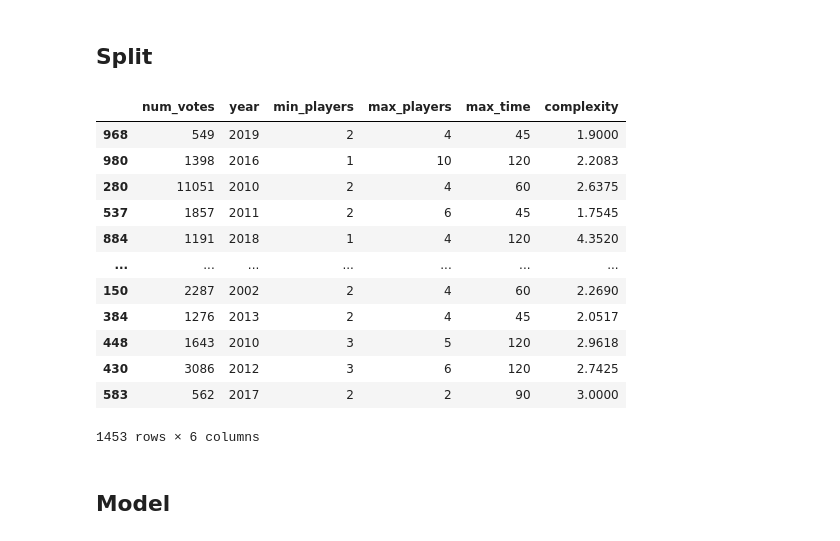
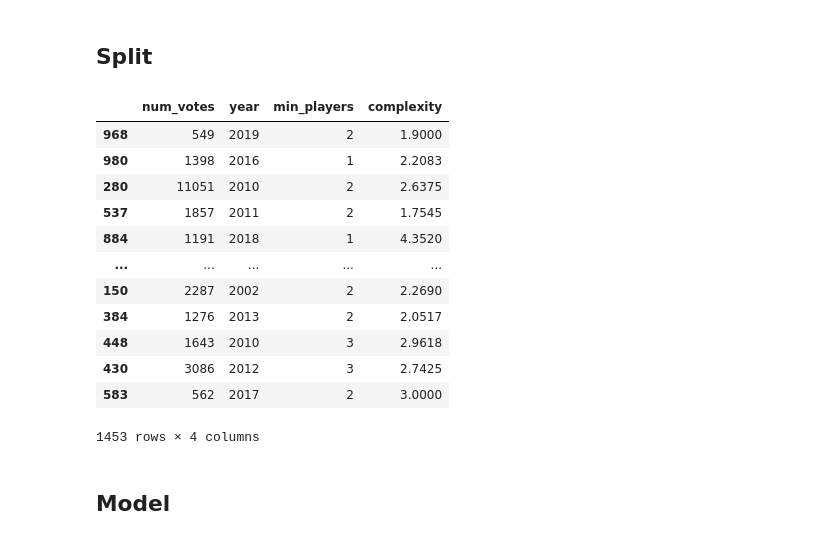
Before and after one commit to misty-garcia/board_games, a Jupyter notebook: top_games.ipynb, the cells around one changed output. Cells and saved outputs as stored; diff of their text form; code cells hidden in the pictures.

```diff
--- a/top_games.ipynb
+++ b/top_games.ipynb
@@ -554,21 +525,21 @@ def select_kbest_freg(X_train, y_train, k):
 # %%
 X_train_num = X_train[["num_votes", "year", "min_players", "max_players","min_time","max_time", "complexity"]]
 # %%
-X_train_reg = X_train[select_kbest_freg(X_train_num, y_train, 6)]
+X_train_reg = X_train[features.select_kbest_freg(X_train_num, y_train, 4)]
 X_train_reg
 # %% [output]
-|  | num_votes | year | min_players | max_players | max_time | complexity |
-| 968 | 549 | 2019 | 2 | 4 | 45 | 1.9000 |
-| 980 | 1398 | 2016 | 1 | 10 | 120 | 2.2083 |
-| 280 | 11051 | 2010 | 2 | 4 | 60 | 2.6375 |
-| 537 | 1857 | 2011 | 2 | 6 | 45 | 1.7545 |
-| 884 | 1191 | 2018 | 1 | 4 | 120 | 4.3520 |
-| ... | ... | ... | ... | ... | ... | ... |
-| 150 | 2287 | 2002 | 2 | 4 | 60 | 2.2690 |
-| 384 | 1276 | 2013 | 2 | 4 | 45 | 2.0517 |
-| 448 | 1643 | 2010 | 3 | 5 | 120 | 2.9618 |
-| 430 | 3086 | 2012 | 3 | 6 | 120 | 2.7425 |
-| 583 | 562 | 2017 | 2 | 2 | 90 | 3.0000 |
+|  | num_votes | year | min_players | complexity |
+| 968 | 549 | 2019 | 2 | 1.9000 |
+| 980 | 1398 | 2016 | 1 | 2.2083 |
+| 280 | 11051 | 2010 | 2 | 2.6375 |
+| 537 | 1857 | 2011 | 2 | 1.7545 |
+| 884 | 1191 | 2018 | 1 | 4.3520 |
+| ... | ... | ... | ... | ... |
+| 150 | 2287 | 2002 | 2 | 2.2690 |
+| 384 | 1276 | 2013 | 2 | 2.0517 |
+| 448 | 1643 | 2010 | 3 | 2.9618 |
+| 430 | 3086 | 2012 | 3 | 2.7425 |
+| 583 | 562 | 2017 | 2 | 3.0000 |
-1453 rows × 6 columns
+1453 rows × 4 columns
 # %% [markdown]
 ## Model
```
Also changed, not shown: parts of 7 cells of this notebook.
